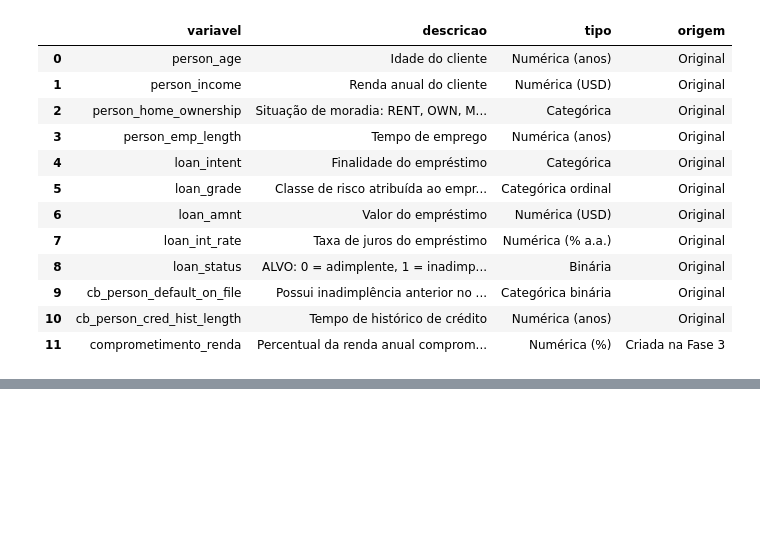
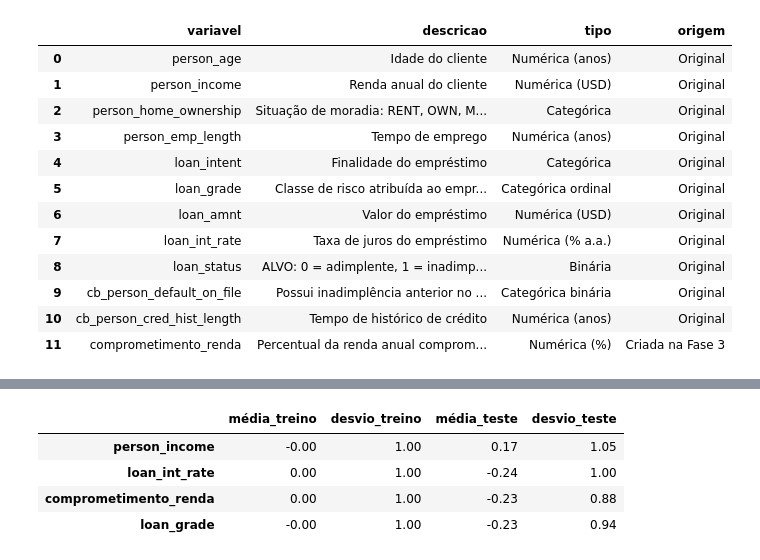
Before and after one commit to waldineilameira-lab/risco-credito-ml, a Jupyter notebook: notebooks/pipeline_risco_credito.ipynb, the cells around one changed output, grey strips where cells are left out. Cells and saved outputs as stored; diff of their text form; code cells hidden in the pictures; blank space fills up the shorter version.

```diff
--- a/notebooks/pipeline_risco_credito.ipynb
+++ b/notebooks/pipeline_risco_credito.ipynb
@@ -1115,0 +1328,31 @@ dicionario_final
+# %%
+# ============================================================
+# 4.5 StandardScaler (apenas para o KNN)
+# ============================================================
+
+scaler = StandardScaler()
+
+# fit_transform: aprende média e desvio NO TREINO e já transforma o treino
+X_train_knn = pd.DataFrame(scaler.fit_transform(X_train_final),
+                           columns=X_train_final.columns, index=X_train_final.index)
+
+# transform: aplica no teste a média e o desvio aprendidos no treino (nada é recalculado)
+X_test_knn = pd.DataFrame(scaler.transform(X_test_final),
+                          columns=X_test_final.columns, index=X_test_final.index)
+
+# Árvore de Decisão: usa os dados SEM escalonamento
+X_train_arvore, X_test_arvore = X_train_final, X_test_final
+
+# Prova de que não houve vazamento: no treino, média = 0 e desvio = 1 exatos;
+# no teste, valores diferentes de 0 e 1, porque o teste não participou do cálculo.
+verificacao_scaler = pd.DataFrame({
+    "média_treino": X_train_knn.mean(), "desvio_treino": X_train_knn.std(),
+    "média_teste": X_test_knn.mean(), "desvio_teste": X_test_knn.std(),
+}).round(3)
+verificacao_scaler.loc[["person_income", "loan_int_rate", "comprometimento_renda", "loan_grade"]]
+# %% [output]
+|  | média_treino | desvio_treino | média_teste | desvio_teste |
+| person_income | -0.00 | 1.00 | 0.17 | 1.05 |
+| loan_int_rate | 0.00 | 1.00 | -0.24 | 1.00 |
+| comprometimento_renda | 0.00 | 1.00 | -0.23 | 0.88 |
+| loan_grade | -0.00 | 1.00 | -0.23 | 0.94 |
```
Also changed, not shown: parts of 15 cells of this notebook, 1 other file.
